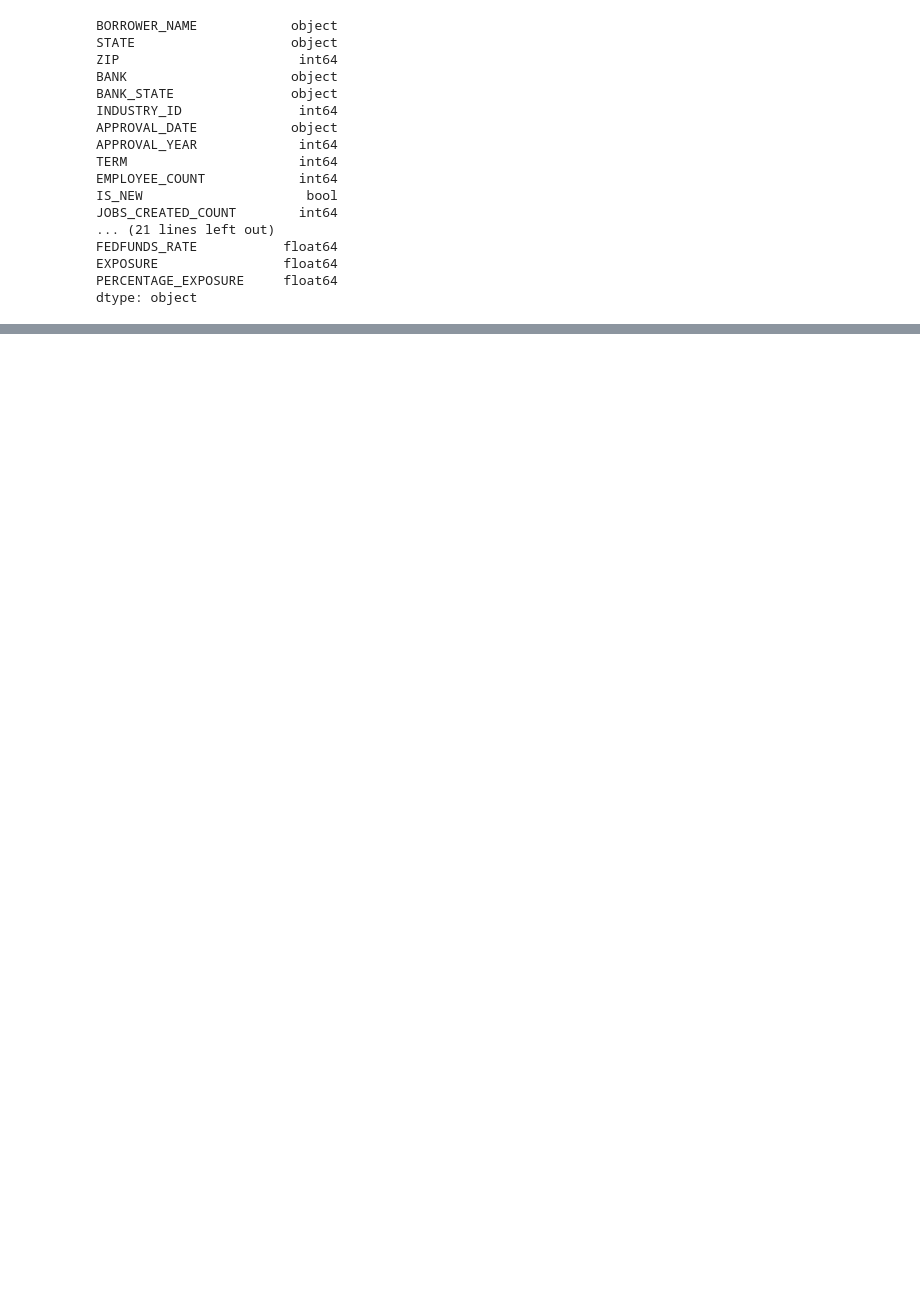
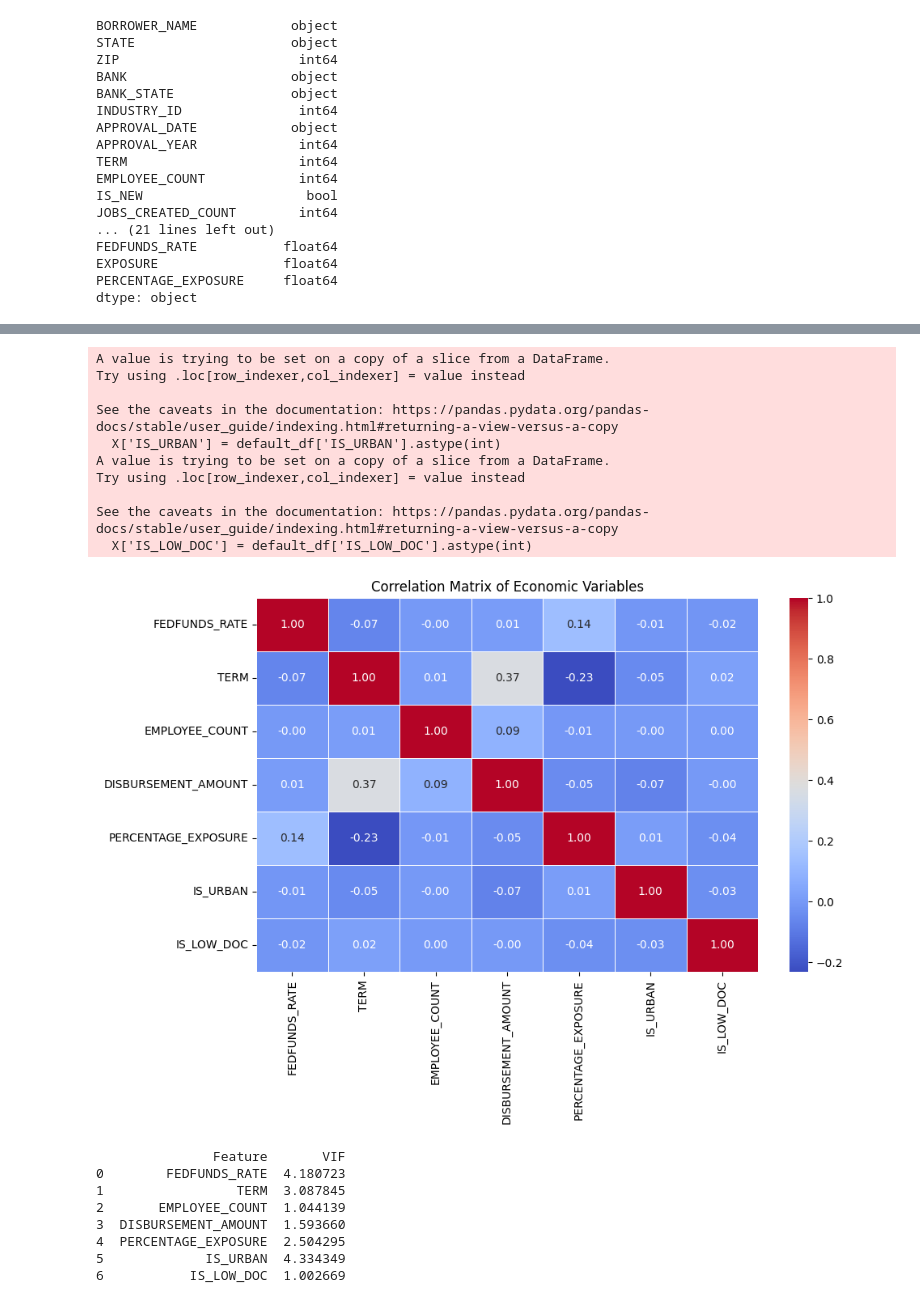
Before and after one commit to kevinXueForHack/waf_project, a Jupyter notebook: notebooks/charge_off_amount_LR.ipynb, the cells around one changed output, grey strips where cells are left out. Saved outputs shown, nothing was run; the diff lists cells and outputs as text; code cells hidden in the pictures; blank space fills up the shorter version.

```diff
--- a/notebooks/charge_off_amount_LR.ipynb
+++ b/notebooks/charge_off_amount_LR.ipynb
@@ -50,0 +54,47 @@ full_ld_df['
+# %%
+# Compute VIF
+
+default_df
+X = default_df[[
+                'FEDFUNDS_RATE',
+                'TERM',
+                'EMPLOYEE_COUNT',
+                'DISBURSEMENT_AMOUNT',
+                'PERCENTAGE_EXPOSURE',
+                ]]
+X['IS_URBAN'] = default_df['IS_URBAN'].astype(int)
+X['IS_LOW_DOC'] = default_df['IS_LOW_DOC'].astype(int)
+vif_data = pd.DataFrame()
+vif_data["Feature"] = X.columns
+vif_data["VIF"] = [variance_inflation_factor(X.values, i) for i in range(len(X.columns))]
+
+correlation_matrix = X.corr()
+
+# Plot Heatmap
+plt.figure(figsize=(10, 6))
+sns.heatmap(correlation_matrix, annot=True, cmap="coolwarm", fmt=".2f", linewidths=0.5)
+plt.title("Correlation Matrix of Economic Variables")
+plt.show()
+
+# Display Results
+print(vif_data)
+# %% [output]
+A value is trying to be set on a copy of a slice from a DataFrame.
+Try using .loc[row_indexer,col_indexer] = value instead
+
+See the caveats in the documentation: https://pandas.pydata.org/pandas-docs/stable/user_guide/indexing.html#returning-a-view-versus-a-copy
+  X['IS_URBAN'] = default_df['IS_URBAN'].astype(int)
+A value is trying to be set on a copy of a slice from a DataFrame.
+Try using .loc[row_indexer,col_indexer] = value instead
+
+See the caveats in the documentation: https://pandas.pydata.org/pandas-docs/stable/user_guide/indexing.html#returning-a-view-versus-a-copy
+  X['IS_LOW_DOC'] = default_df['IS_LOW_DOC'].astype(int)
+[figure, added]
+               Feature       VIF
+0        FEDFUNDS_RATE  4.180723
+1                 TERM  3.087845
+2       EMPLOYEE_COUNT  1.044139
+3  DISBURSEMENT_AMOUNT  1.593660
+4  PERCENTAGE_EXPOSURE  2.504295
+5             IS_URBAN  4.334349
+6           IS_LOW_DOC  1.002669
```
Also changed, not shown: parts of 8 cells of this notebook, 3 other files.
